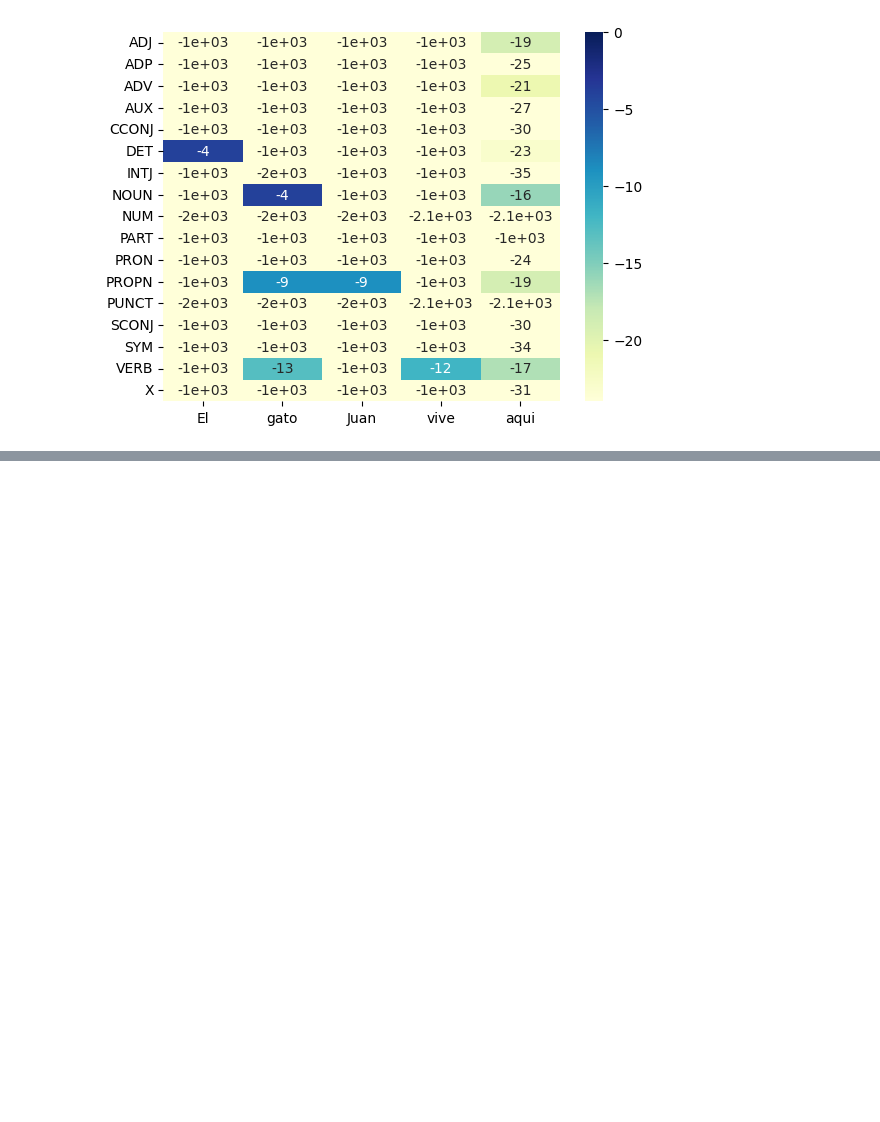
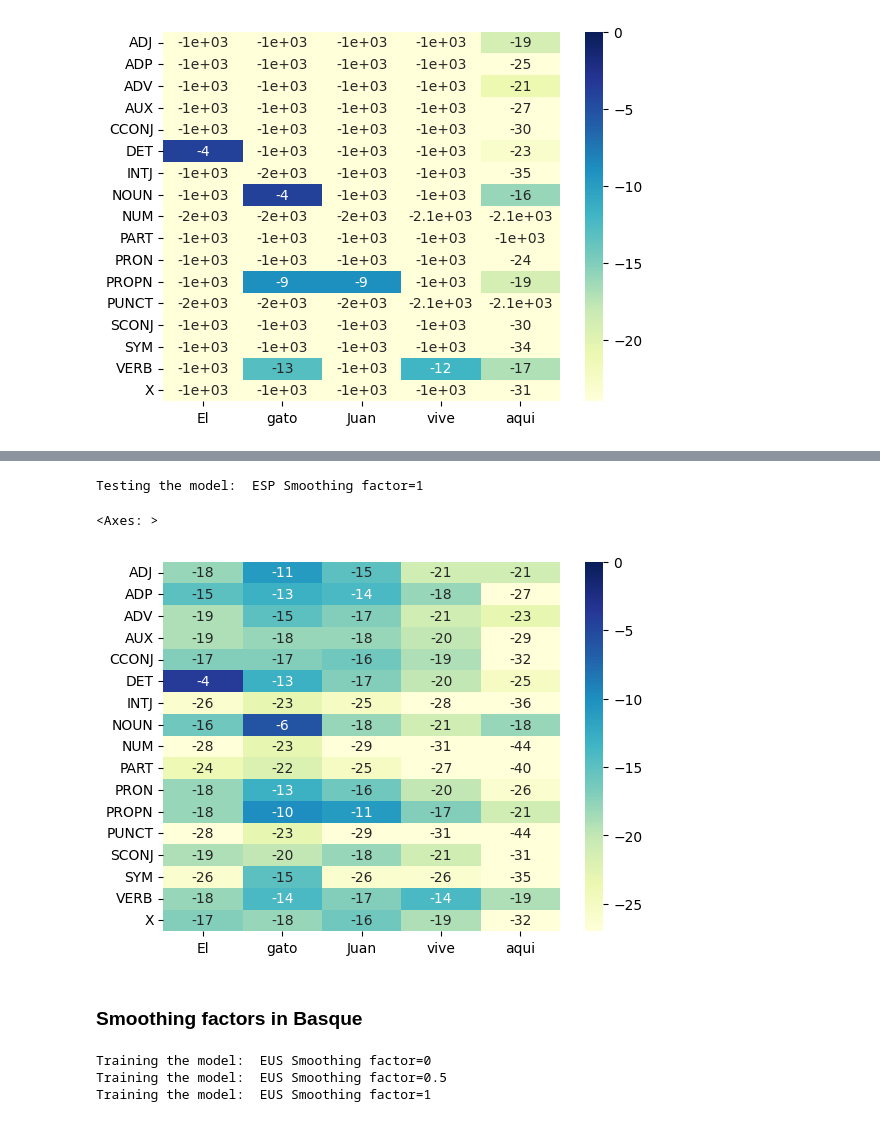
Before and after one commit to ignacioct/SytaxPoSProject, a Jupyter notebook: PoS_tagger.ipynb, the cells around one changed output, grey strips where cells are left out. Drawn from its saved outputs; the diff is of its cells as text; code cells hidden in the pictures; blank space fills up the shorter version.

```diff
--- a/PoS_tagger.ipynb
+++ b/PoS_tagger.ipynb
@@ -119,0 +219,37 @@ Training the model:  ESP
+# %%
+spanish_sentence = "El gato Juan vive aqui"
+
+model = spanish_models[2]
+print("Testing the model: ", model.name)
+viterbi = model.pos_get_viterbi(spanish_sentence)
+max_value = np.max(viterbi[:, -1])
+
+df = pd.DataFrame(viterbi, columns=spanish_sentence.split(), index=model.tags)
+sns.heatmap(df, annot=True, cmap="YlGnBu", vmin=max_value*1.5, vmax=0)
+# %% [output]
+Testing the model:  ESP Smoothing factor=1
+<Axes: >
+[figure, added]
+# %% [markdown]
+### Smoothing factors in Basque
+# %%
+basque_hmm = HMM("EUS Smoothing factor=0")
+
+print("Training the model: ", basque_hmm.name)
+basque_hmm.train("./UD_Basque-BDT/eu_bdt-ud-train.conllu")
+
+basque_hmm_JeffreyPerk = HMM("EUS Smoothing factor=0.5", smooth_value=0.5)
+
+print("Training the model: ", basque_hmm_JeffreyPerk.name)
+basque_hmm_JeffreyPerk.train("./UD_Basque-BDT/eu_bdt-ud-train.conllu")
+
+basque_hmm_Laplace = HMM("EUS Smoothing factor=1", smooth_value=1)
+
+print("Training the model: ", basque_hmm_Laplace.name)
+basque_hmm_Laplace.train("./UD_Basque-BDT/eu_bdt-ud-train.conllu")
+
+basque_models = [basque_hmm, basque_hmm_JeffreyPerk, basque_hmm_Laplace]
+# %% [output]
+Training the model:  EUS Smoothing factor=0
+Training the model:  EUS Smoothing factor=0.5
+Training the model:  EUS Smoothing factor=1
```
Also changed, not shown: parts of 17 cells of this notebook, 1 other file.
